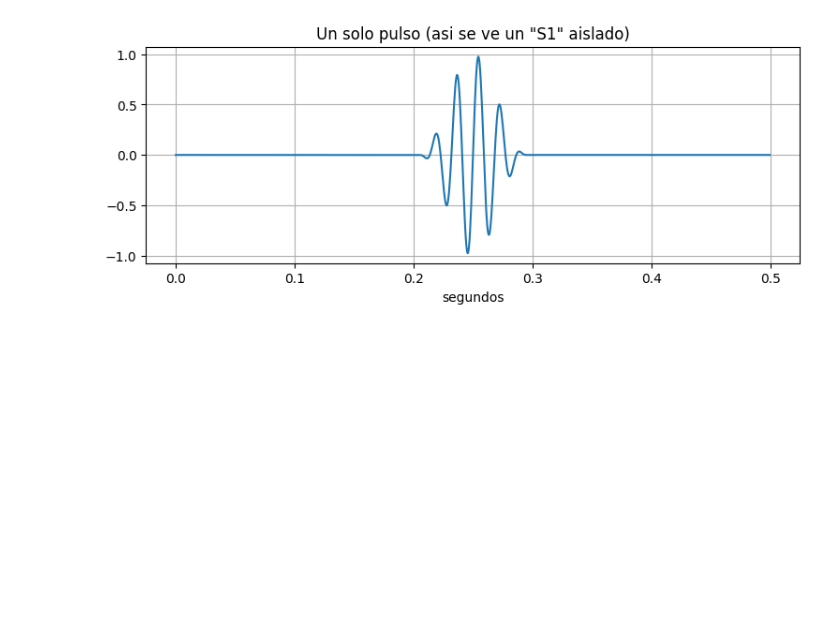
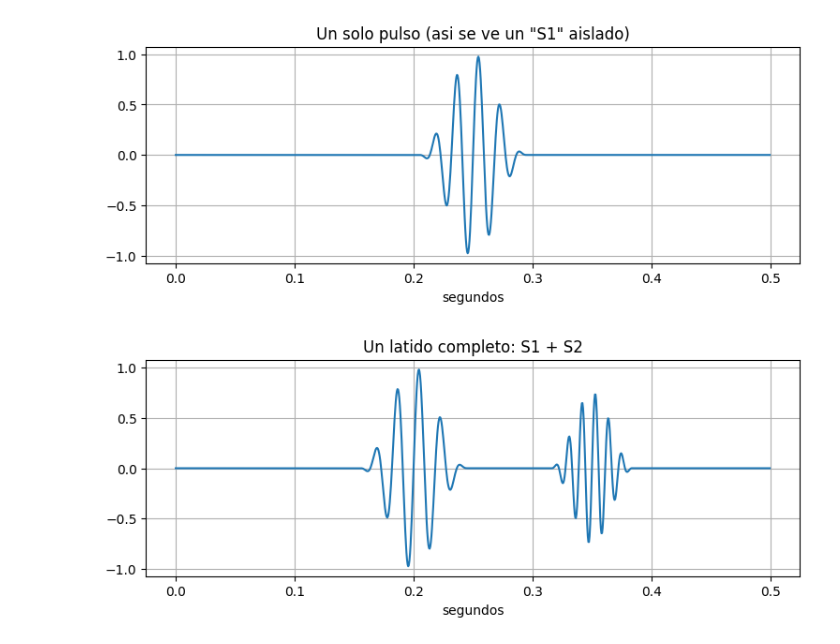
Before and after one commit to fortunatoramirez/clasificador-ac, a Jupyter notebook: notebooks/entorno.ipynb, the cells around one changed output. Cells and saved outputs as stored; diff of their text form; code cells hidden in the pictures; blank space fills up the shorter version.

```diff
--- a/notebooks/entorno.ipynb
+++ b/notebooks/entorno.ipynb
@@ -44,3 +44,18 @@ plt.xlabel('segundos')
 plt.show()
 # %% [output]
 [figure]
+# %%
+# S1: grave
+s1 = hann_pulse(t, center=0.20, dur=0.09, freq=55, amp=1.0)
+
+# S2: agudo
+s2 = hann_pulse(t, center=0.35, dur=0.07, freq=90, amp=0.75)
+
+latido = s1 + s2
+
+plt.plot(t, latido)
+plt.title('Un latido completo: S1 + S2')
+plt.xlabel('segundos')
+plt.show()
+# %% [output]
+[figure, added]
```
Also changed, not shown: parts of 2 cells of this notebook, 1 other file.
